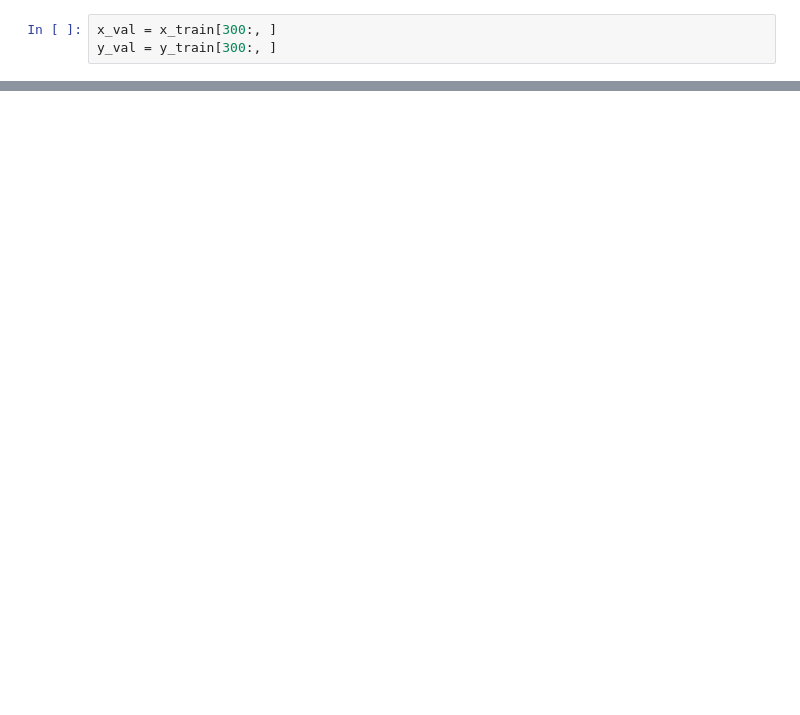
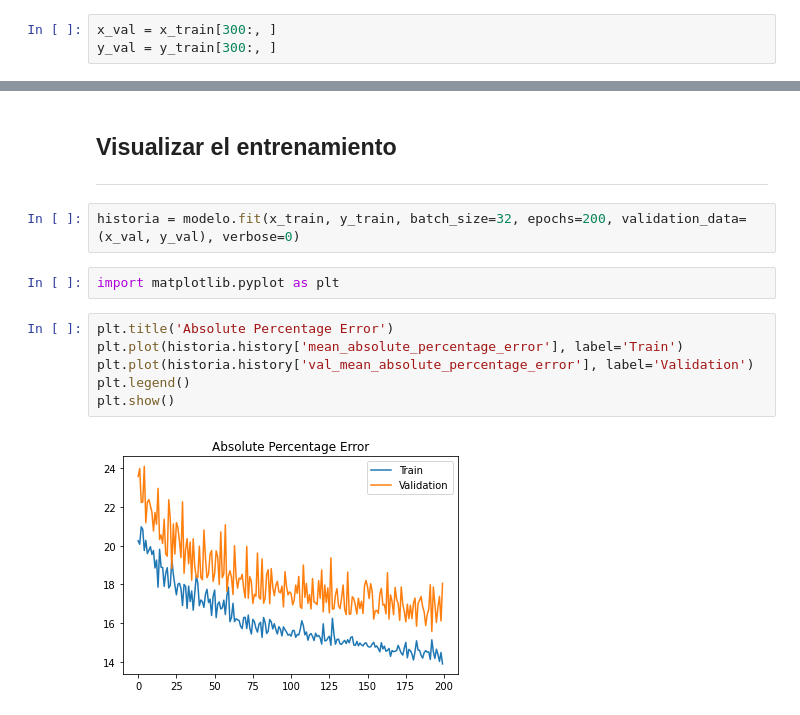
Before and after one commit to HectorFranc/keras-scikit, a Jupyter notebook: 2_Primera_red_neuronal.ipynb, the cells around one changed output, grey strips where cells are left out. Cells and saved outputs as stored; diff of their text form; blank space fills up the shorter version.

Commit message:
Visualización del entrenamiento

```diff
--- a/2_Primera_red_neuronal.ipynb
+++ b/2_Primera_red_neuronal.ipynb
@@ -94,0 +104,15 @@ resultado
+# %% [markdown]
+## Visualizar el entrenamiento
+---
+# %%
+historia = modelo.fit(x_train, y_train, batch_size=32, epochs=200, validation_data=(x_val, y_val), verbose=0)
+# %%
+import matplotlib.pyplot as plt
+# %%
+plt.title('Absolute Percentage Error')
+plt.plot(historia.history['mean_absolute_percentage_error'], label='Train')
+plt.plot(historia.history['val_mean_absolute_percentage_error'], label='Validation')
+plt.legend()
+plt.show()
+# %% [output]
+[figure, added]
```
Also changed, not shown: parts of 9 cells of this notebook.
